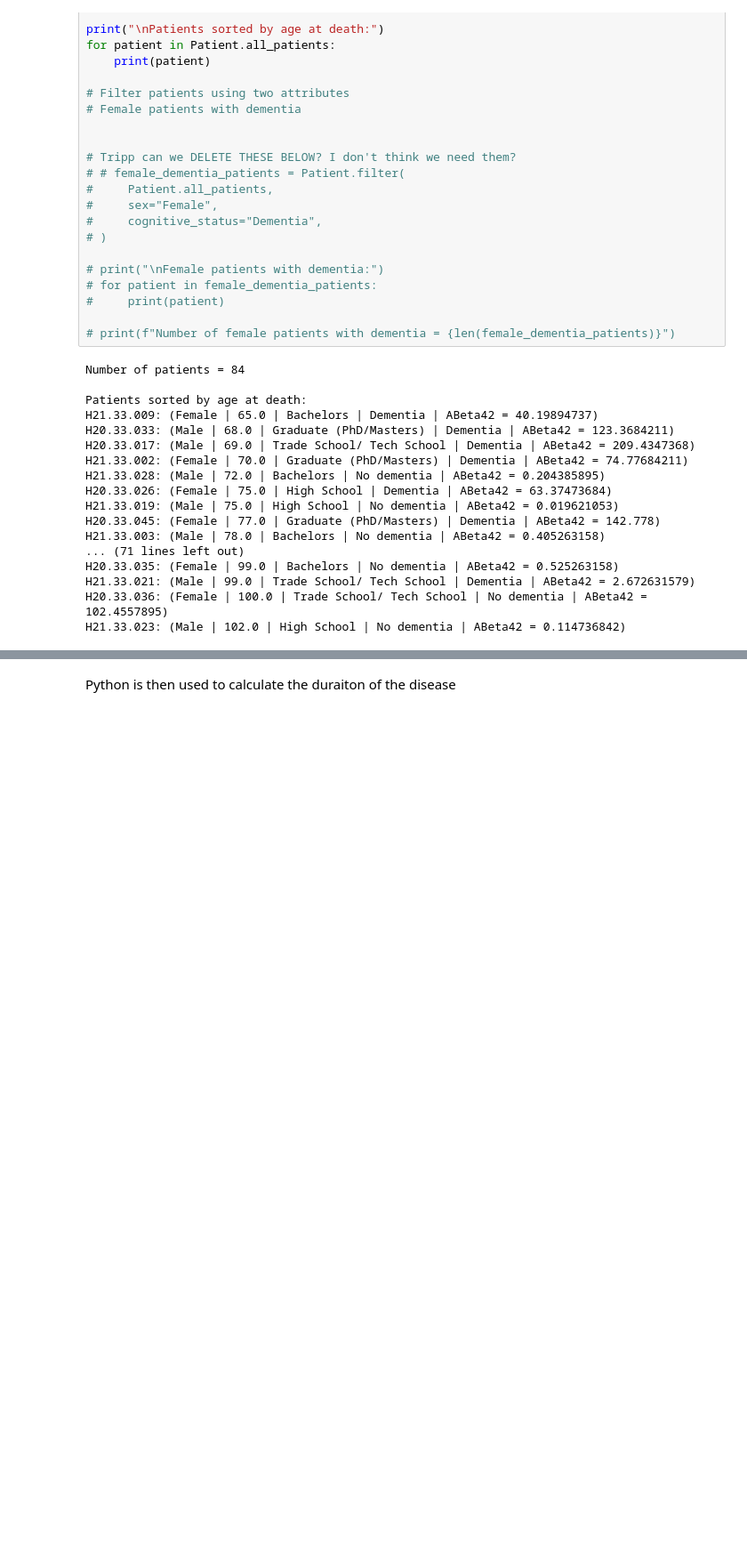
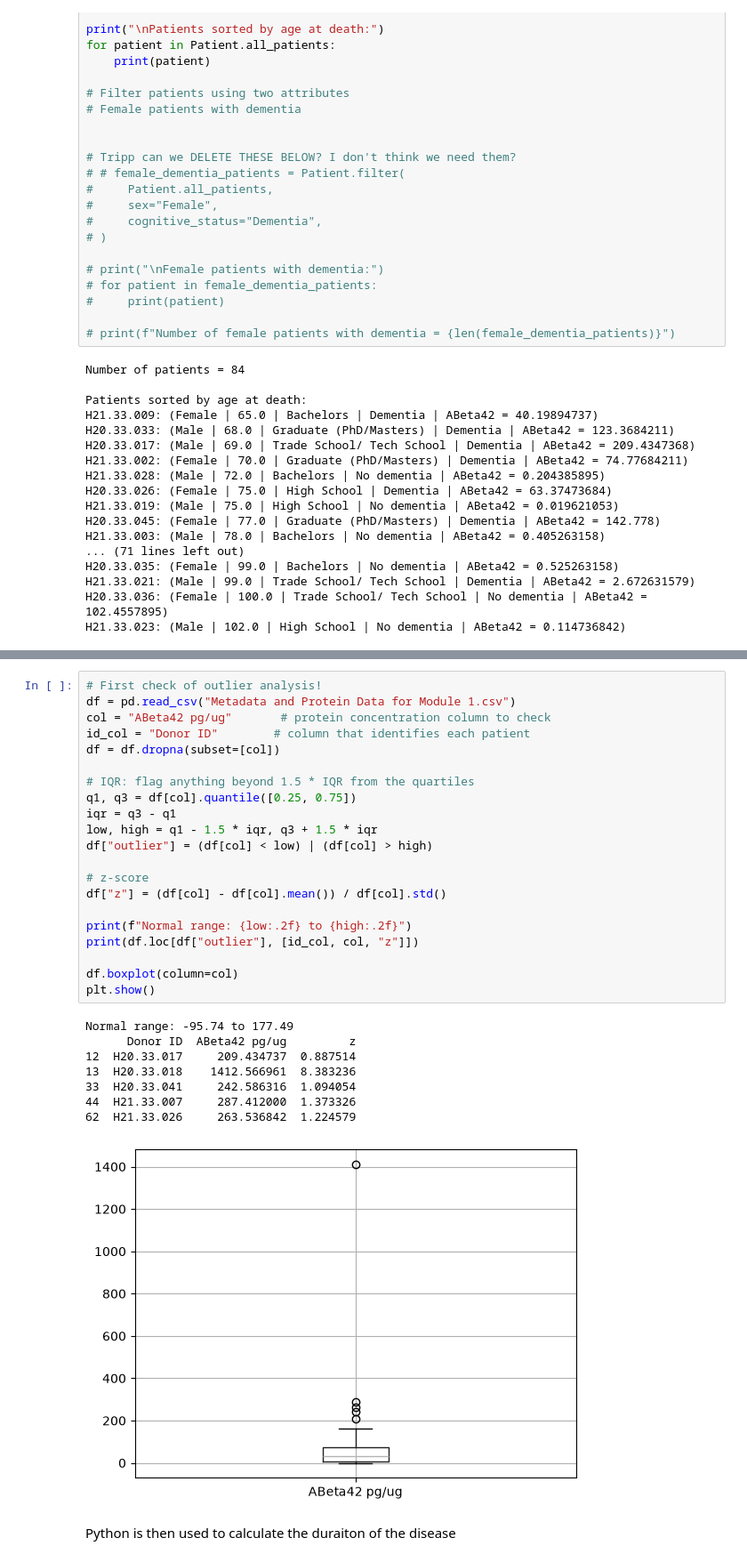
Before and after one commit to LayR451/BME2315_Module1, a Jupyter notebook: Module 1 Template (1).ipynb, the cells around one changed output, grey strips where cells are left out. Shown at 89% size. Cells and saved outputs as stored; diff of their text form; blank space fills up the shorter version.

```diff
--- a/Module 1 Template (1).ipynb
+++ b/Module 1 Template (1).ipynb
@@ -158,3 +161,33 @@ H21.33.023: (Male | 102.0 | High School | No dementia | ABeta42 = 0.114736842)
+# %%
+# First check of outlier analysis!
+df = pd.read_csv("Metadata and Protein Data for Module 1.csv")
+col = "ABeta42 pg/ug"       # protein concentration column to check
+id_col = "Donor ID"        # column that identifies each patient
+df = df.dropna(subset=[col])
+
+# IQR: flag anything beyond 1.5 * IQR from the quartiles
+q1, q3 = df[col].quantile([0.25, 0.75])
+iqr = q3 - q1
+low, high = q1 - 1.5 * iqr, q3 + 1.5 * iqr
+df["outlier"] = (df[col] < low) | (df[col] > high)
+
+# z-score
+df["z"] = (df[col] - df[col].mean()) / df[col].std()
+
+print(f"Normal range: {low:.2f} to {high:.2f}")
+print(df.loc[df["outlier"], [id_col, col, "z"]])
+
+df.boxplot(column=col)
+plt.show()
+# %% [output]
+Normal range: -95.74 to 177.49
+      Donor ID  ABeta42 pg/ug         z
+12  H20.33.017     209.434737  0.887514
+13  H20.33.018    1412.566961  8.383236
+33  H20.33.041     242.586316  1.094054
+44  H21.33.007     287.412000  1.373326
+62  H21.33.026     263.536842  1.224579
+[figure, added]
 # %% [markdown]
 Python is then used to calculate the duraiton of the disease
 # %%
```
Also changed, not shown: parts of 5 cells of this notebook, 2 other files.
